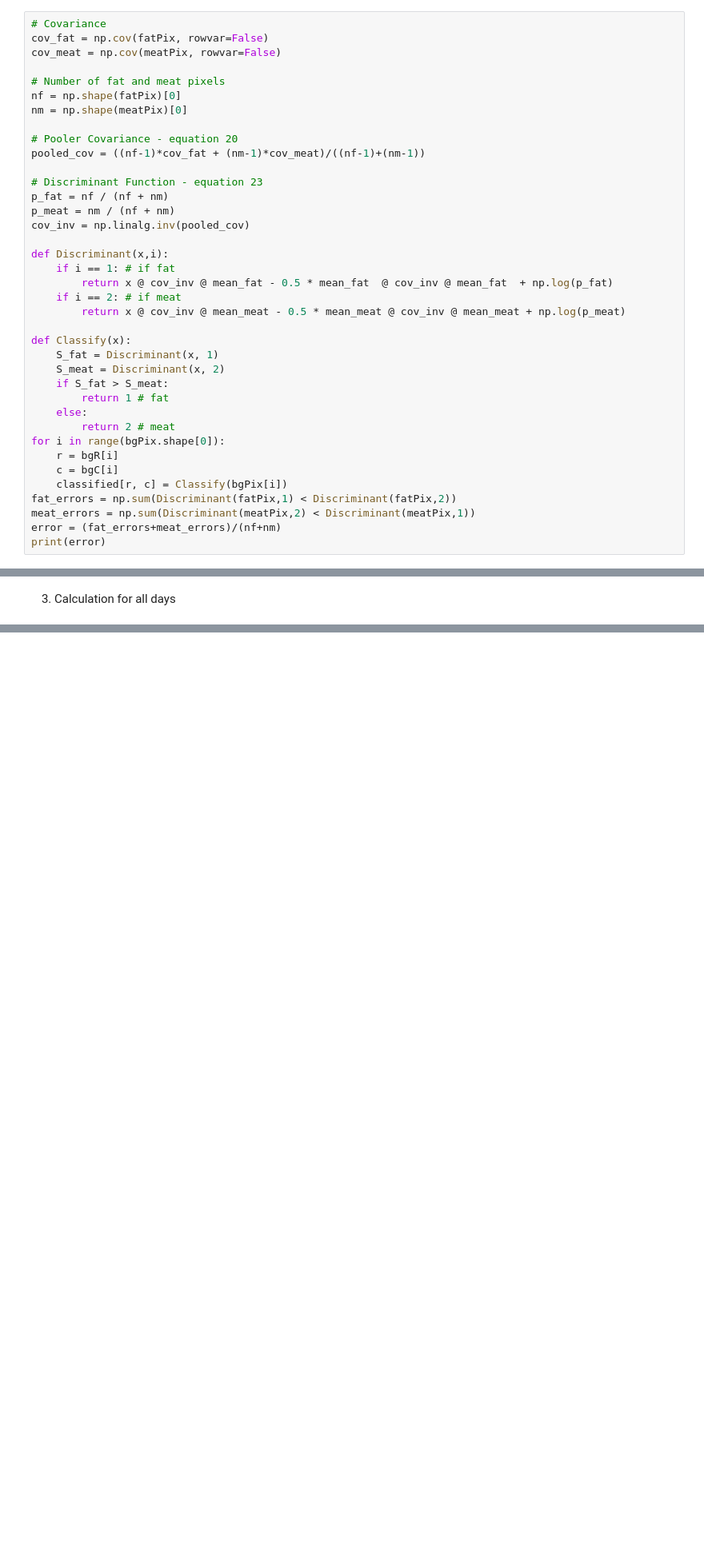
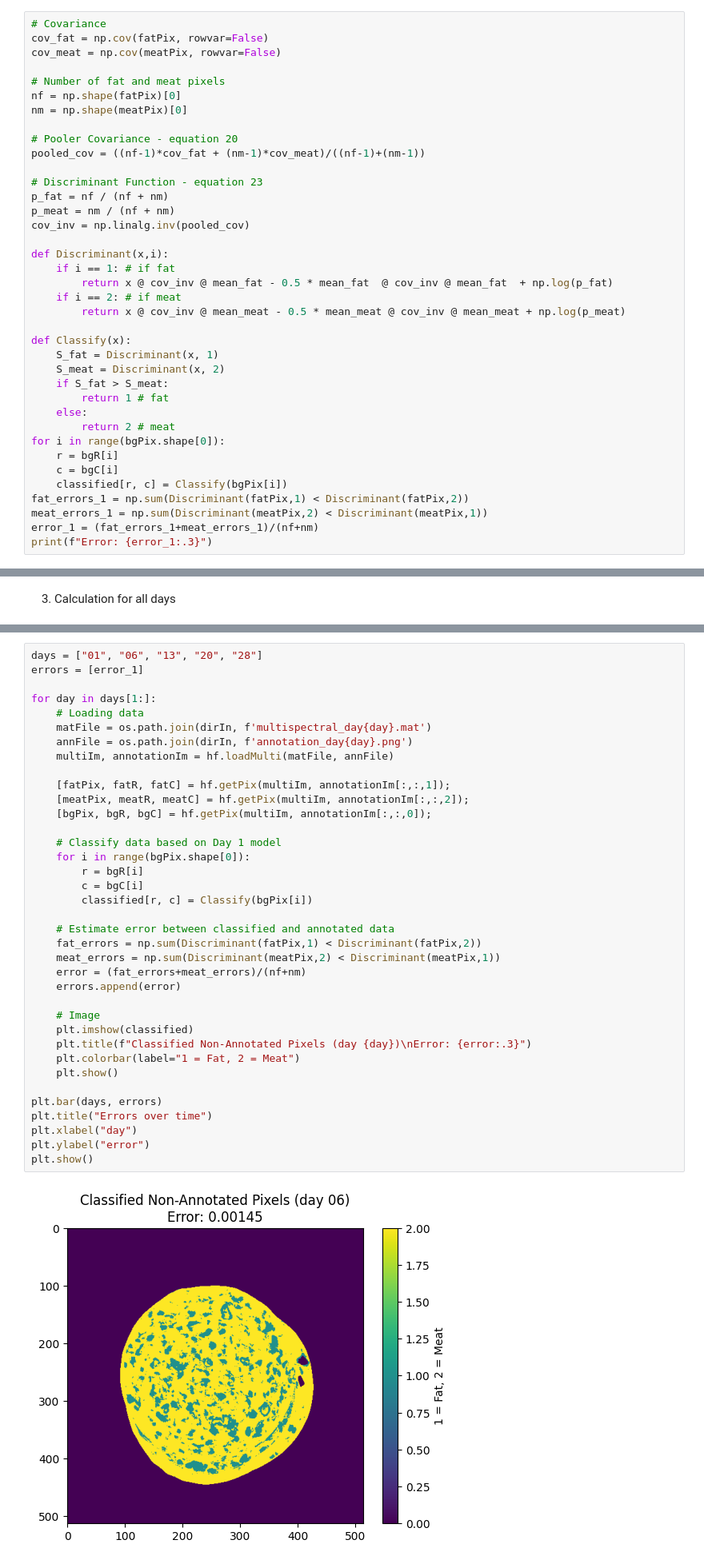
Before and after one commit to KeremOzemre/Salami, a Jupyter notebook: salami_exercise.ipynb, the cells around one changed output, grey strips where cells are left out. Shown at 80% size. Saved outputs shown, nothing was run; the diff lists cells and outputs as text; blank space fills up the shorter version.

```diff
--- a/salami_exercise.ipynb
+++ b/salami_exercise.ipynb
@@ -112,8 +112,8 @@ for i in range(bgPix.shape[0]):
     r = bgR[i]
     c = bgC[i]
     classified[r, c] = Classify(bgPix[i])
-fat_errors = np.sum(Discriminant(fatPix,1) < Discriminant(fatPix,2))
-meat_errors = np.sum(Discriminant(meatPix,2) < Discriminant(meatPix,1))
-error = (fat_errors+meat_errors)/(nf+nm)
-print(error)
+fat_errors_1 = np.sum(Discriminant(fatPix,1) < Discriminant(fatPix,2))
+meat_errors_1 = np.sum(Discriminant(meatPix,2) < Discriminant(meatPix,1))
+error_1 = (fat_errors_1+meat_errors_1)/(nf+nm)
+print(f"Error: {error_1:.3}")
 # %% [output]
@@ -129,0 +132,39 @@ plt.show()
+# %%
+days = ["01", "06", "13", "20", "28"]
+errors = [error_1]
+
+for day in days[1:]:
+    # Loading data
+    matFile = os.path.join(dirIn, f'multispectral_day{day}.mat')
+    annFile = os.path.join(dirIn, f'annotation_day{day}.png')
+    multiIm, annotationIm = hf.loadMulti(matFile, annFile)
+
+    [fatPix, fatR, fatC] = hf.getPix(multiIm, annotationIm[:,:,1]);
+    [meatPix, meatR, meatC] = hf.getPix(multiIm, annotationIm[:,:,2]);
+    [bgPix, bgR, bgC] = hf.getPix(multiIm, annotationIm[:,:,0]);
+
+    # Classify data based on Day 1 model
+    for i in range(bgPix.shape[0]):
+        r = bgR[i]
+        c = bgC[i]
+        classified[r, c] = Classify(bgPix[i])
+
+    # Estimate error between classified and annotated data
+    fat_errors = np.sum(Discriminant(fatPix,1) < Discriminant(fatPix,2))
+    meat_errors = np.sum(Discriminant(meatPix,2) < Discriminant(meatPix,1))
+    error = (fat_errors+meat_errors)/(nf+nm)
+    errors.append(error)
+
+    # Image
+    plt.imshow(classified)
+    plt.title(f"Classified Non-Annotated Pixels (day {day})\nError: {error:.3}")
+    plt.colorbar(label="1 = Fat, 2 = Meat")
+    plt.show()
+
+plt.bar(days, errors)
+plt.title("Errors over time")
+plt.xlabel("day")
+plt.ylabel("error")
+plt.show()
+# %% [output]
+[figure, added]
```
Also changed, not shown: parts of 5 cells of this notebook.
